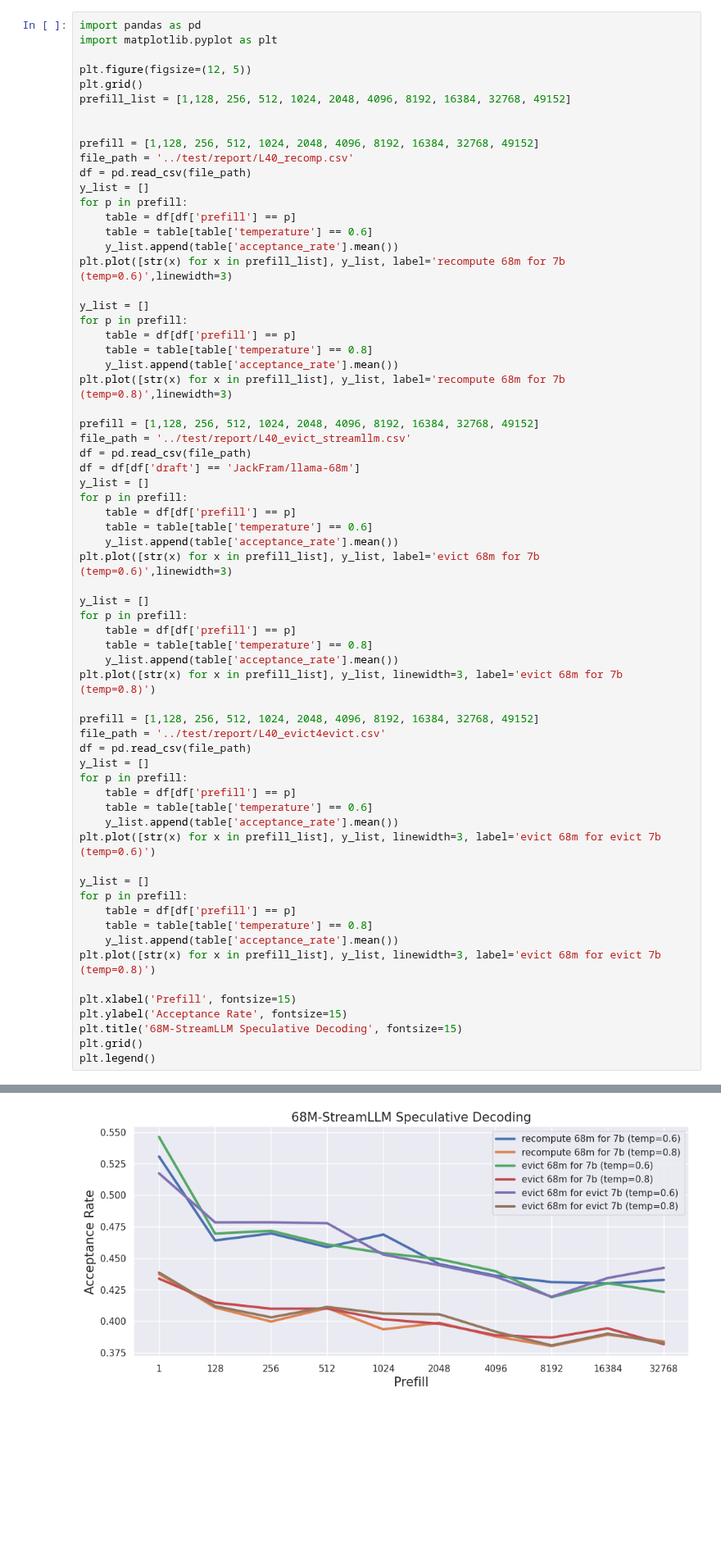
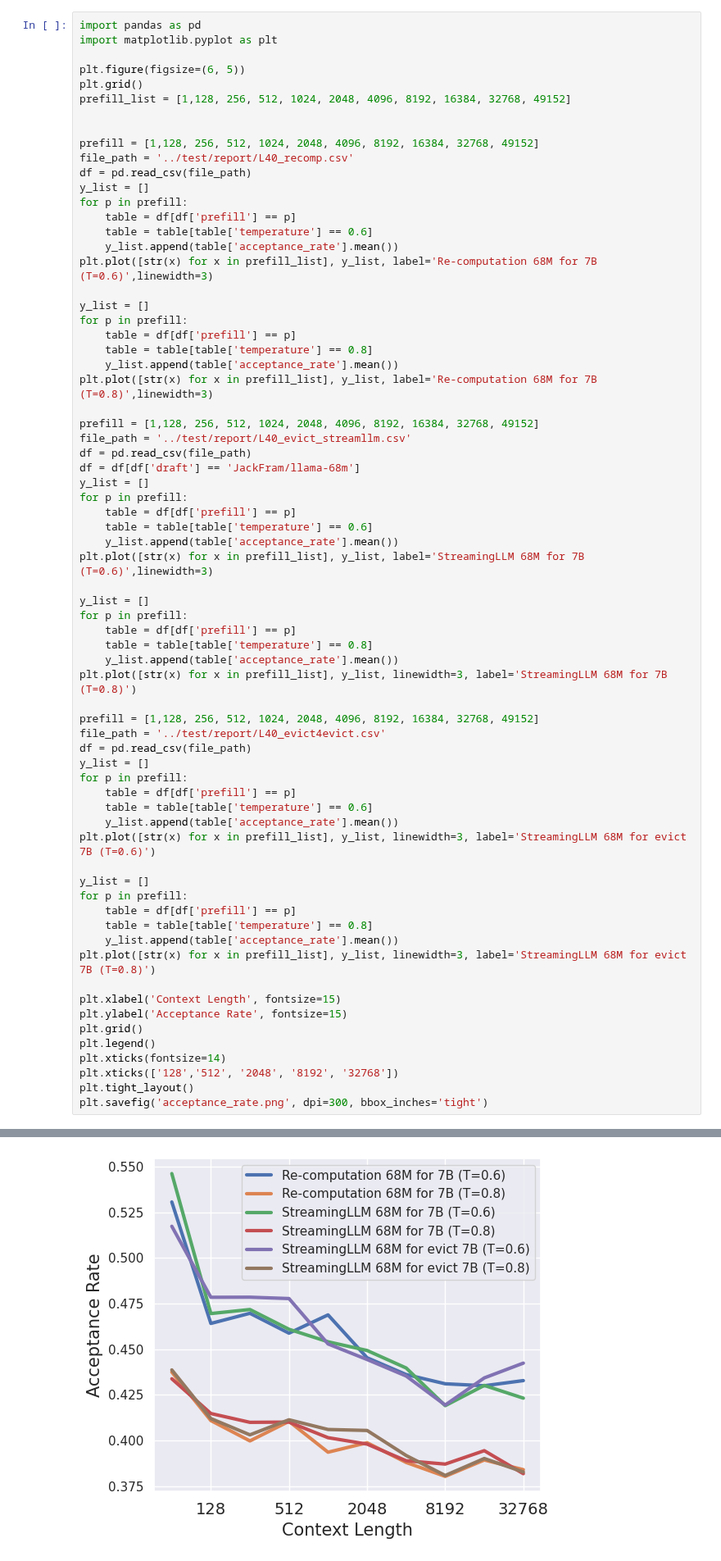
Before and after one commit to ranonrkm/TriForce-legacy, a Jupyter notebook: apps/test_flash_attn.ipynb, the cells around one changed output, grey strips where cells are left out. Shown at 82% size. Drawn from its saved outputs; the diff is of its cells as text; blank space fills up the shorter version.

```diff
--- a/apps/test_flash_attn.ipynb
+++ b/apps/test_flash_attn.ipynb
@@ -690,7 +601,7 @@ fig.savefig('Chunk_size', dpi=300)
 import pandas as pd
 import matplotlib.pyplot as plt
 
-plt.figure(figsize=(12, 5))
+plt.figure(figsize=(6, 5))
 plt.grid()
 prefill_list = [1,128, 256, 512, 1024, 2048, 4096, 8192, 16384, 32768, 49152]
 
@@ -703,14 +614,14 @@ for p in prefill:
     table = df[df['prefill'] == p]
     table = table[table['temperature'] == 0.6]
     y_list.append(table['acceptance_rate'].mean())
-plt.plot([str(x) for x in prefill_list], y_list, label='recompute 68m for 7b (temp=0.6)',linewidth=3)
+plt.plot([str(x) for x in prefill_list], y_list, label='Re-computation 68M for 7B (T=0.6)',linewidth=3)
 
 y_list = []
 for p in prefill:
     table = df[df['prefill'] == p]
     table = table[table['temperature'] == 0.8]
     y_list.append(table['acceptance_rate'].mean())
-plt.plot([str(x) for x in prefill_list], y_list, label='recompute 68m for 7b (temp=0.8)',linewidth=3)
+plt.plot([str(x) for x in prefill_list], y_list, label='Re-computation 68M for 7B (T=0.8)',linewidth=3)
 
 prefill = [1,128, 256, 512, 1024, 2048, 4096, 8192, 16384, 32768, 49152]
 file_path = '../test/report/L40_evict_streamllm.csv'
@@ -721,14 +632,14 @@ for p in prefill:
     table = df[df['prefill'] == p]
     table = table[table['temperature'] == 0.6]
     y_list.append(table['acceptance_rate'].mean())
-plt.plot([str(x) for x in prefill_list], y_list, label='evict 68m for 7b (temp=0.6)',linewidth=3)
+plt.plot([str(x) for x in prefill_list], y_list, label='StreamingLLM 68M for 7B (T=0.6)',linewidth=3)
 
 y_list = []
 for p in prefill:
     table = df[df['prefill'] == p]
     table = table[table['temperature'] == 0.8]
     y_list.append(table['acceptance_rate'].mean())
-plt.plot([str(x) for x in prefill_list], y_list, linewidth=3, label='evict 68m for 7b (temp=0.8)')
+plt.plot([str(x) for x in prefill_list], y_list, linewidth=3, label='StreamingLLM 68M for 7B (T=0.8)')
 
 prefill = [1,128, 256, 512, 1024, 2048, 4096, 8192, 16384, 32768, 49152]
 file_path = '../test/report/L40_evict4evict.csv'
@@ -738,18 +649,21 @@ for p in prefill:
     table = df[df['prefill'] == p]
     table = table[table['temperature'] == 0.6]
     y_list.append(table['acceptance_rate'].mean())
-plt.plot([str(x) for x in prefill_list], y_list, linewidth=3, label='evict 68m for evict 7b (temp=0.6)')
+plt.plot([str(x) for x in prefill_list], y_list, linewidth=3, label='StreamingLLM 68M for evict 7B (T=0.6)')
 
 y_list = []
 for p in prefill:
     table = df[df['prefill'] == p]
     table = table[table['temperature'] == 0.8]
     y_list.append(table['acceptance_rate'].mean())
-plt.plot([str(x) for x in prefill_list], y_list, linewidth=3, label='evict 68m for evict 7b (temp=0.8)')
+plt.plot([str(x) for x in prefill_list], y_list, linewidth=3, label='StreamingLLM 68M for evict 7B (T=0.8)')
 
-plt.xlabel('Prefill', fontsize=15)
+plt.xlabel('Context Length', fontsize=15)
 plt.ylabel('Acceptance Rate', fontsize=15)
-plt.title('68M-StreamLLM Speculative Decoding', fontsize=15)
 plt.grid()
 plt.legend()
+plt.xticks(fontsize=14)
+plt.xticks(['128','512', '2048', '8192', '32768'])
+plt.tight_layout()
+plt.savefig('acceptance_rate.png', dpi=300, bbox_inches='tight')
 # %% [output]
@@ -757 +670 @@ plt.legend()
-[figure, old version]
+[figure, new version]
```
Also changed, not shown: parts of 14 cells of this notebook, 16 other files.
